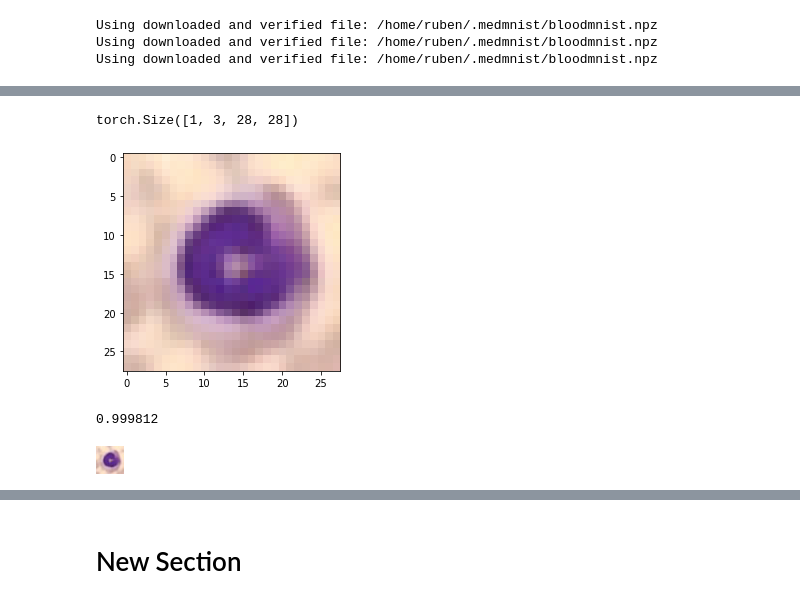
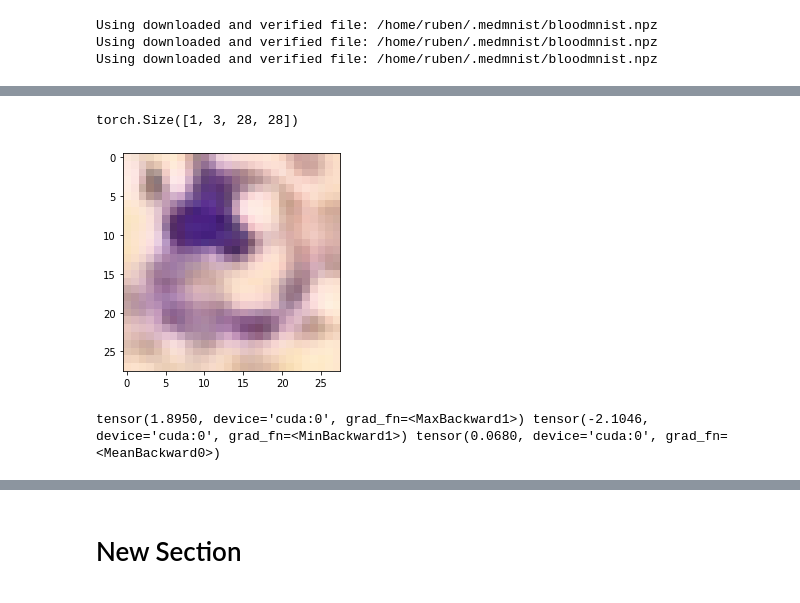
Before and after one commit to RuHae/TGM_Project, a Jupyter notebook: Code/playbook.ipynb, the cells around one changed output, grey strips where cells are left out. Drawn from its saved outputs; the diff is of its cells as text; code cells hidden in the pictures.

```diff
--- a/Code/playbook.ipynb
+++ b/Code/playbook.ipynb
@@ -89,5 +62,5 @@ vae = VariationalAutoencoder(latent_dims, mode="beta_vae", channels=3).to(device
 # vae.train(train_loader, lr=0.0001, epochs=10, device=device)
 # plot_latent(vae, train_loader)
 # %%
-vae.train(train_loader, lr=0.001, epochs=40, device=device)
+vae.train(train_loader, lr=0.00001, epochs=10, device=device)
 # %% [output]
@@ -116,11 +87,11 @@ _ = plot_real_vs_constructed(vae, test_dataset, device)
 # %%
-z = torch.randint(-1,1, (1,latent_dims), dtype=torch.float, device=device)
+z = torch.randint(-2,2, (1,latent_dims), dtype=torch.float, device=device)
 img = vae.decoder.forward(z)
 print(img.shape)
 # img = F.normalize(img)
 plt.imshow(img.moveaxis(1,3).cpu().detach().numpy()[0], cmap="gray")
 # plt.imshow(img.moveaxis(1, 3).cpu().detach().numpy()[0])
 plt.show()
 # %% [output]
 torch.Size([1, 3, 28, 28])
-[figure, old version]
+[figure, new version]
@@ -129,15 +98,11 @@ from PIL import Image
-# %%
-img.moveaxis(1,3).cpu().detach().numpy()[0].max()
-# %% [output]
-0.999812
-# %%
-Image.fromarray(np.uint8(img.moveaxis(1,3).cpu().detach().numpy()[0]*255))
-# %% [output]
-[figure, removed]
 # %%
 test_img = test_dataset[5][0][None,:,:,:].to(device)
 lat = vae.encoder.forward(test_img)
 img = vae.decoder.forward(lat)
+# %%
+print(lat.max(), lat.min(), lat.mean())
+# %% [output]
+tensor(1.8950, device='cuda:0', grad_fn=<MaxBackward1>) tensor(-2.1046, device='cuda:0', grad_fn=<MinBackward1>) tensor(0.0680, device='cuda:0', grad_fn=<MeanBackward0>)
 # %%
 plt.imshow(test_img[0].moveaxis(0, 2).cpu().detach().numpy(), cmap="gray")
 plt.plot()
```
Also changed, not shown: parts of 16 cells of this notebook, 5 other files.
